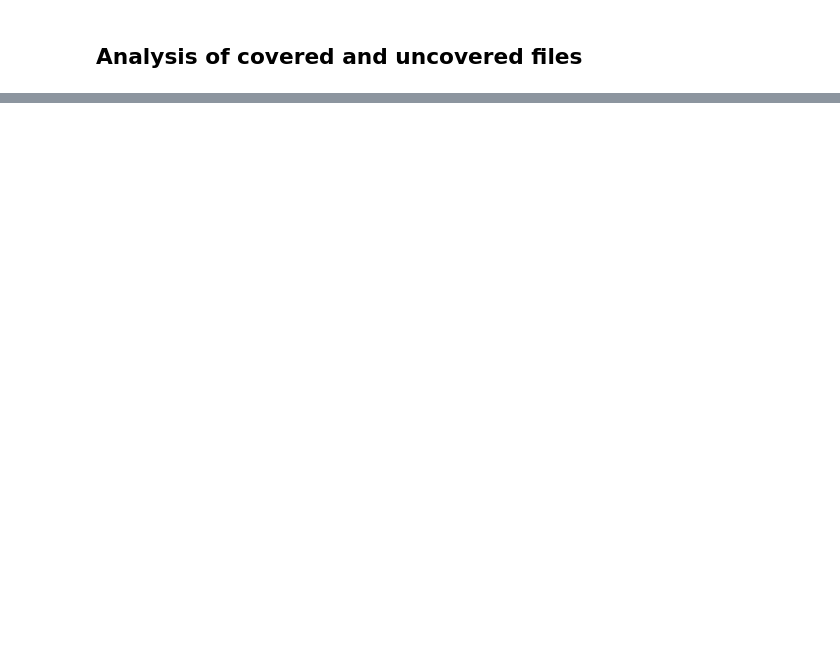
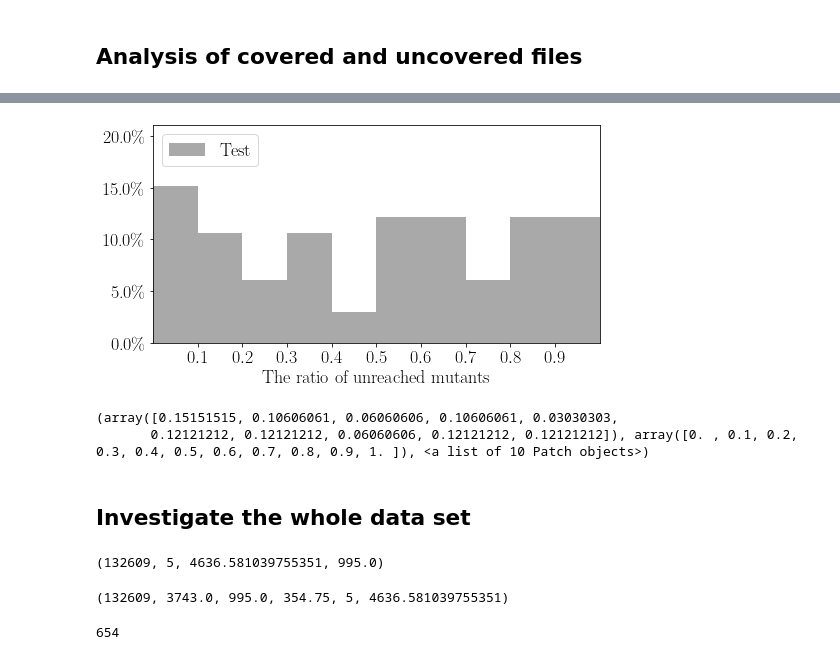
Before and after one commit to aaghamohammadi/PUMT, a Jupyter notebook: notebooks/analysis.ipynb, the cells around one changed output, grey strips where cells are left out. Cells and saved outputs as stored; diff of their text form; code cells hidden in the pictures; blank space fills up the shorter version.

```diff
--- a/notebooks/analysis.ipynb
+++ b/notebooks/analysis.ipynb
@@ -226,0 +157,4 @@ all_df
+# %%
+test_ratio_uncovered = []
+for i in range(len(li_test)):
+    test_ratio_uncovered.append(compute_the_ratio_of_uncovered(li_test[i]))
@@ -226,0 +229,18 @@ all_df
+# %%
+fig, ax = plt.subplots(figsize=(8, 4))
+a = ax.hist(test_ratio_uncovered,cumulative=0, weights=np.ones(len(test_ratio_uncovered)) / len(test_ratio_uncovered), color='darkgrey', bins=n_bins, label='Test')
+ax.yaxis.set_major_formatter(PercentFormatter(1))
+ax.set_xlabel("The ratio of unreached mutants")
+ax.set_xticks(np.arange(0.1,1,0.1))
+ax.set_xlim(0,1)
+ax.set_ylim(0,0.21)
+ax.legend(loc='upper left')
+plt.show()
+print(a)
+fig.savefig("TestU.pdf", bbox_inches='tight')
+# %% [output]
+[figure, added]
+(array([0.15151515, 0.10606061, 0.06060606, 0.10606061, 0.03030303,
+       0.12121212, 0.12121212, 0.06060606, 0.12121212, 0.12121212]), array([0. , 0.1, 0.2, 0.3, 0.4, 0.5, 0.6, 0.7, 0.8, 0.9, 1. ]), <a list of 10 Patch objects>)
+# %% [markdown]
+## Investigate the whole data set
@@ -226,0 +254,8 @@ all_df
+# %%
+np.max(li_total_mutants), np.min(li_total_mutants), np.average(li_total_mutants), np.median(li_total_mutants)
+# %% [output]
+(132609, 5, 4636.581039755351, 995.0)
+# %%
+np.quantile(li_total_mutants, q=1), np.quantile(li_total_mutants, q=0.75), np.quantile(li_total_mutants, q=0.5), np.quantile(li_total_mutants, q=0.25),np.quantile(li_total_mutants, q=0),np.average(li_total_mutants)
+# %% [output]
+(132609, 3743.0, 995.0, 354.75, 5, 4636.581039755351)
@@ -226,0 +269,4 @@ all_df
+# %%
+len(li_ratio_killed_mutants)
+# %% [output]
+654
```
Also changed, not shown: parts of 45 cells of this notebook.
